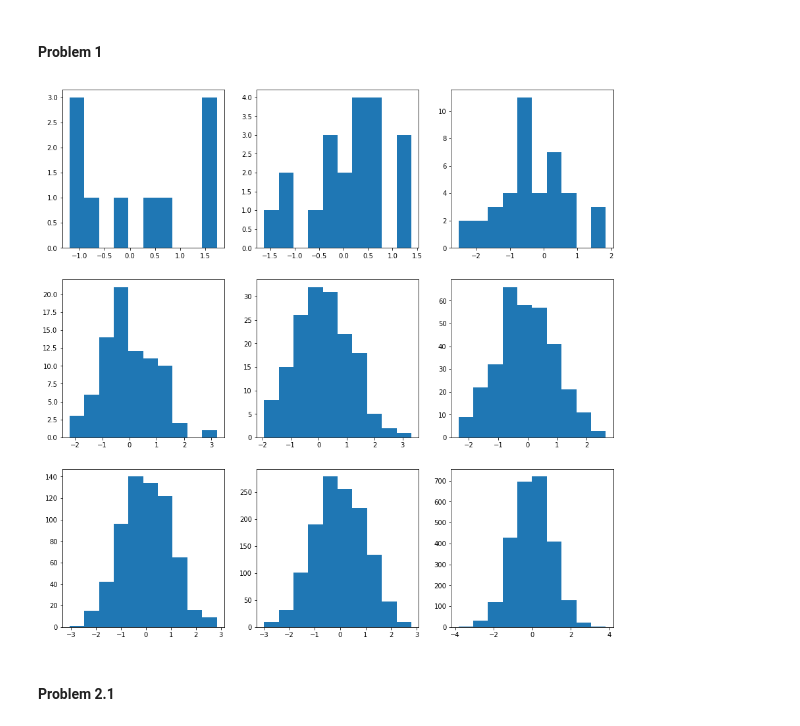
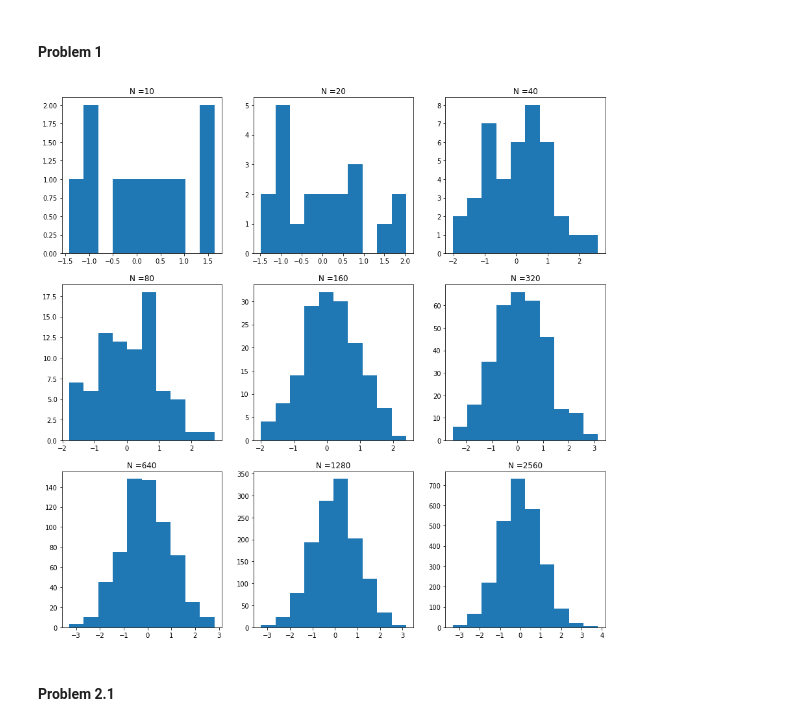
Before and after one commit to baraschi/PerfEval, a Jupyter notebook: Homework_2.ipynb, the cells around one changed output. Drawn from its saved outputs; the diff is of its cells as text; code cells hidden in the pictures.

```diff
--- a/Homework_2.ipynb
+++ b/Homework_2.ipynb
@@ -15,14 +16,15 @@ import time
 # %%
 fig, ax = plt.subplots(3, 3,figsize=(15,15))
 n = 10
 for i in range (3):
     for j in range (3):
         s = np.random.normal(0,1,n)
         ax[i,j].hist(s)
+        ax[i,j].set_title("N ="+str(n))
         n = n*2
 plt.show()
 # %% [output]
-[figure, old version]
+[figure, new version]
 # %% [markdown]
 #### Problem 2.1
 # %%
```
Also changed, not shown: parts of 48 cells of this notebook.
